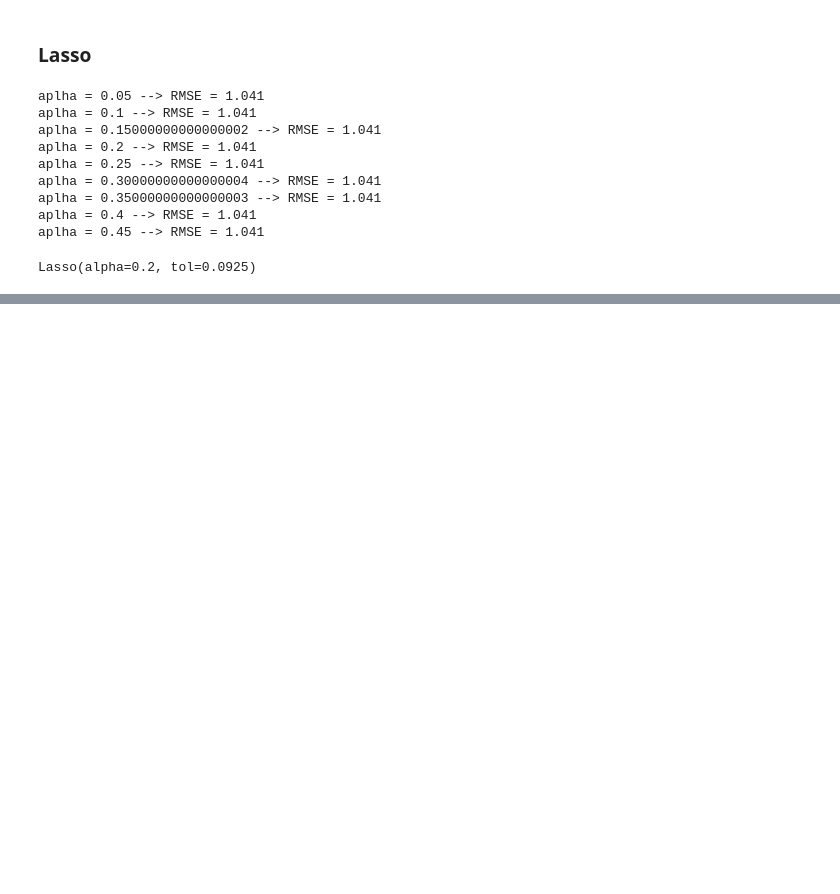
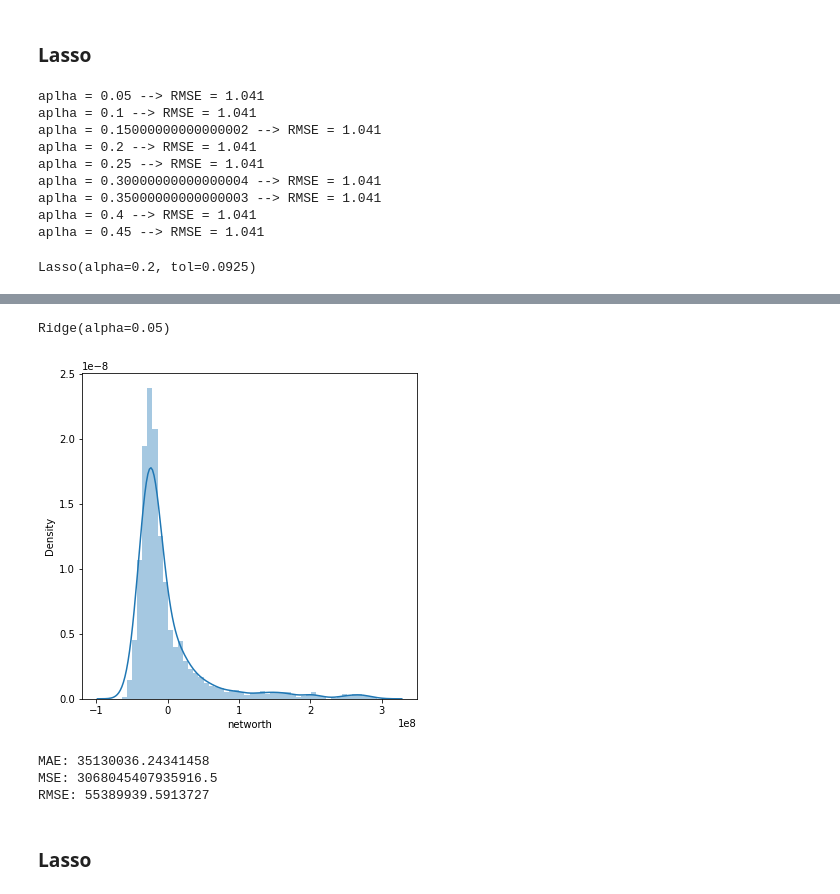
Before and after one commit to soumyadipghorai/Predictos, a Jupyter notebook: notebooks/models/Regularization.ipynb, the cells around one changed output, grey strips where cells are left out. Cells and saved outputs as stored; diff of their text form; code cells hidden in the pictures; blank space fills up the shorter version.

```diff
--- a/notebooks/models/Regularization.ipynb
+++ b/notebooks/models/Regularization.ipynb
@@ -148,0 +167,5 @@ RMSE: 1.313731662714756
+# %%
+x_train_set = x_train[:8912]
+x_val = x_train[8912:]
+y_train_set = y_train[:8912]
+y_val = y_train[8912:]
@@ -148,0 +174,15 @@ RMSE: 1.313731662714756
+# %%
+error = []
+
+alpha = []
+
+for i in range(1, 10):
+    ridgeModel = Ridge(alpha = i * 0.05)
+    ridgeModel.fit(x_train, y_train)
+    val_prediction = ridgeModel.predict(x_val)
+    scores = round(metrics.mean_absolute_error(y_val, val_prediction), 3)
+    error.append(scores)
+    alpha.append(i * 0.05)
+
+for i in range(len(error)) :
+    print(f'aplha = {alpha[i]} --> RMSE = {error[i]}')
@@ -148,0 +199,21 @@ RMSE: 1.313731662714756
+# %%
+ridgeModelChosen = Ridge(alpha = 0.05)
+ridgeModelChosen.fit(x_train, y_train)
+# %% [output]
+Ridge(alpha=0.05)
+# %%
+prediction = ridgeModelChosen.predict(x_test)
+# %%
+plt.figure(figsize = (6,6))
+sns.distplot(y_test-prediction)
+plt.show()
+# %% [output]
+[figure, added]
+# %%
+print('MAE:', metrics.mean_absolute_error(y_test, prediction))
+print('MSE:', metrics.mean_squared_error(y_test, prediction))
+print('RMSE:', np.sqrt(metrics.mean_squared_error(y_test, prediction)))
+# %% [output]
+MAE: 35130036.24341458
+MSE: 3068045407935916.5
+RMSE: 55389939.5913727
@@ -148,0 +223,2 @@ RMSE: 1.313731662714756
+# %% [markdown]
+### Lasso
```
Also changed, not shown: parts of 20 cells of this notebook, 36 other files.
